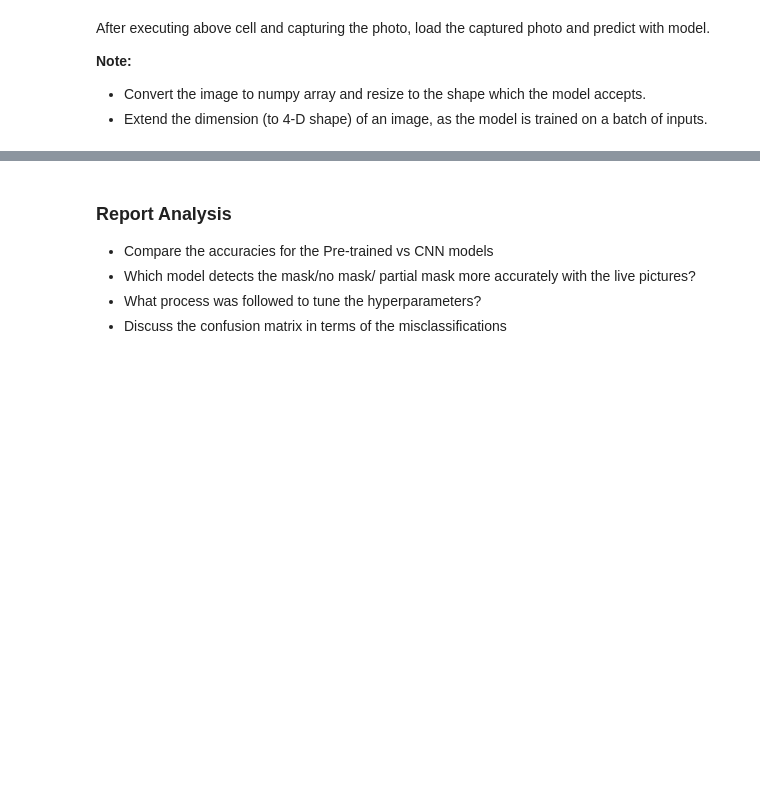
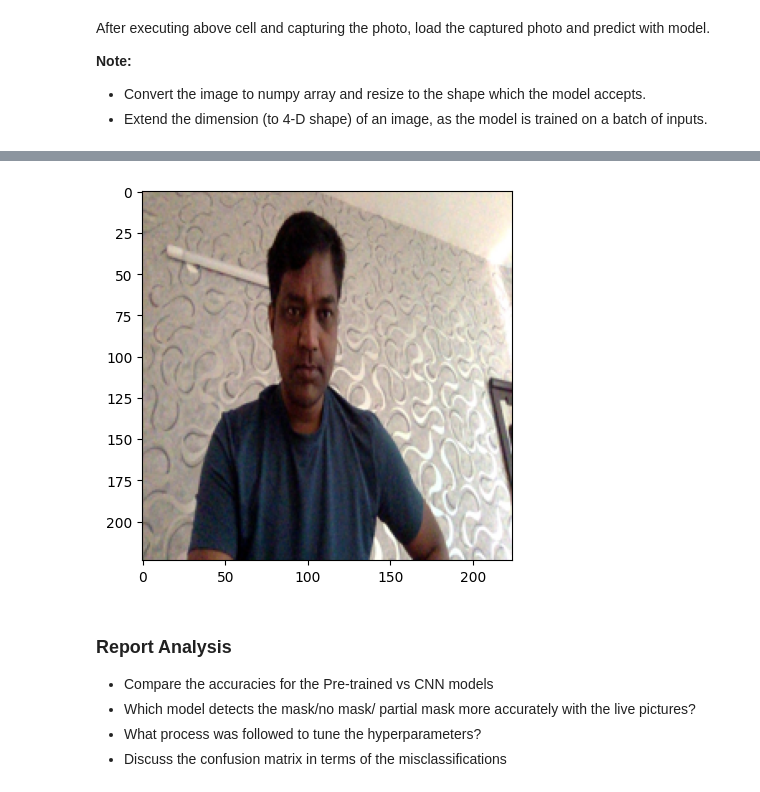
Before and after one commit to vchandraiitk/datascience, a Jupyter notebook: Vikas_M6_NB_MiniProject_2_Face_Mask_Detection.ipynb, the cells around one changed output, grey strips where cells are left out. Drawn from its saved outputs; the diff is of its cells as text; code cells hidden in the pictures; blank space fills up the shorter version.

```diff
--- a/Vikas_M6_NB_MiniProject_2_Face_Mask_Detection.ipynb
+++ b/Vikas_M6_NB_MiniProject_2_Face_Mask_Detection.ipynb
@@ -396,3 +538,18 @@ features = PIL.Image.open("photo.jpg")
 features = features.resize((224, 224))
 plt.imshow(features);
 # YOUR CODE HERE to predict the image
+# Preprocess for the model
+image_array = np.array(features)  # Convert PIL Image to NumPy array
+image_array = np.expand_dims(image_array, axis=0)  # Expand dimensions for batch
+
+# Make prediction
+prediction = MODEL.predict(image_array)
+
+# Interpret the prediction
+# Assuming 3 classes: with_mask, without_mask, partial_mask
+class_names = ['with_mask', 'without_mask', 'partial_mask']
+predicted_class_index = np.argmax(prediction)
+predicted_class = class_names[predicted_class_index]
+
+print(f"Predicted class: {predicted_class}")
+# %% [output]
@@ -399,3 +558,4 @@ plt.imshow(features);
+[figure, added]
 # %% [markdown]
 ### Report Analysis
 
```
Also changed, not shown: parts of 30 cells of this notebook.
